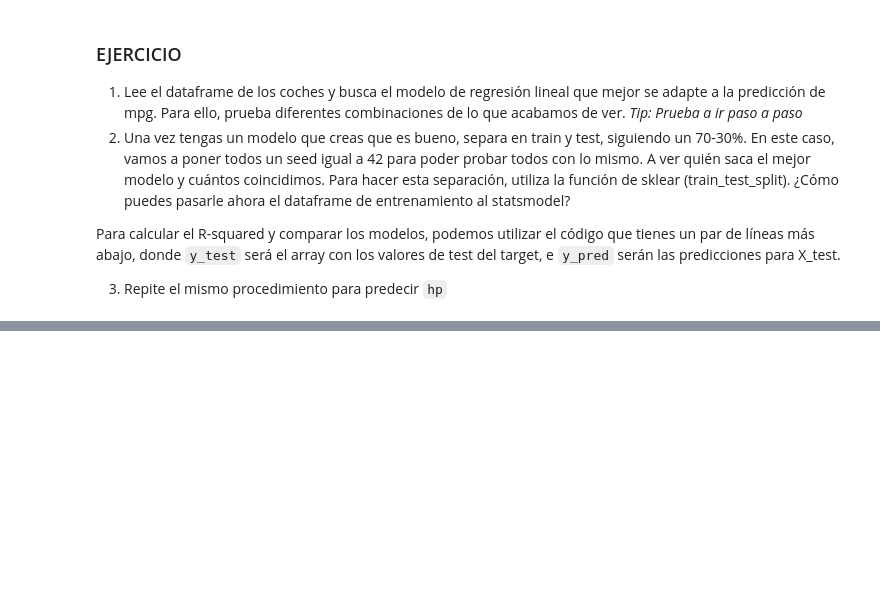
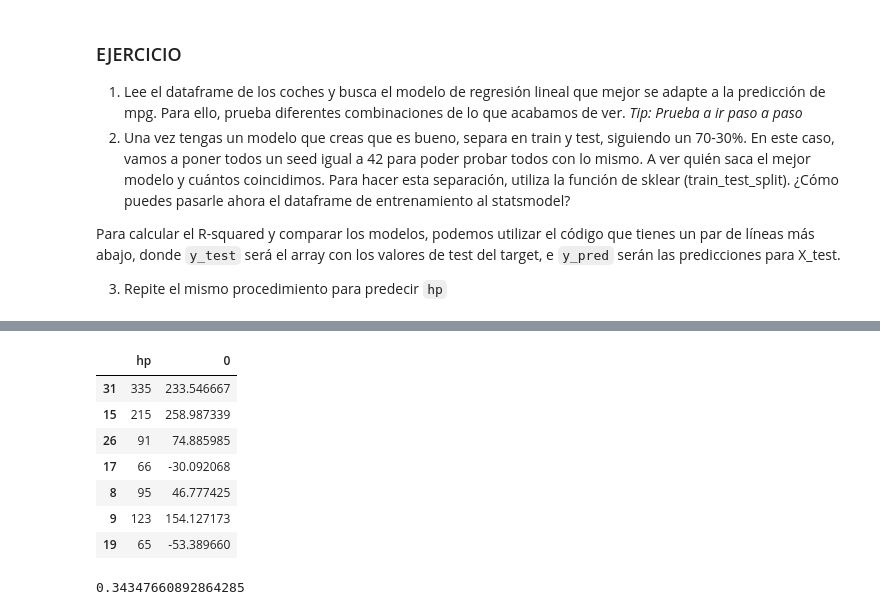
Before and after one commit to franciscocanon-thebridge/bootcamp_thebridge_PTSep20, a Jupyter notebook: Bloque 3 - Machine Learning/01_Supervisado/1-Linear Regression/03_Regresión_lineal_statsmodel.ipynb, the cells around one changed output, grey strips where cells are left out. Saved outputs shown, nothing was run; the diff lists cells and outputs as text; code cells hidden in the pictures; blank space fills up the shorter version.

```diff
--- a/Bloque 3 - Machine Learning/01_Supervisado/1-Linear Regression/03_Regresión_lineal_statsmodel.ipynb
+++ b/Bloque 3 - Machine Learning/01_Supervisado/1-Linear Regression/03_Regresión_lineal_statsmodel.ipynb
@@ -465,0 +485,22 @@ r2_score(y_test, y_pred)
+# %%
+X_train, X_test, y_train, y_test = train_test_split(X, y, test_size=0.2, random_state = 42)
+
+# Creamos el modelo:
+lm_n = smf.ols(formula="hp~disp+drat+wt+qsec+cyl+vs+mpg+am", data = df.loc[X_train.index]).fit()
+
+y_pred = lm_n.predict(X_test)
+# %%
+pd.DataFrame(y_test).join(pd.DataFrame(y_pred))
+# %% [output]
+|  | hp | 0 |
+| 31 | 335 | 233.546667 |
+| 15 | 215 | 258.987339 |
+| 26 | 91 | 74.885985 |
+| 17 | 66 | -30.092068 |
+| 8 | 95 | 46.777425 |
+| 9 | 123 | 154.127173 |
+| 19 | 65 | -53.389660 |
+# %%
+r2_score(y_test, y_pred)
+# %% [output]
+0.34347660892864285
```
Also changed, not shown: parts of 20 cells of this notebook, 7 other files.
